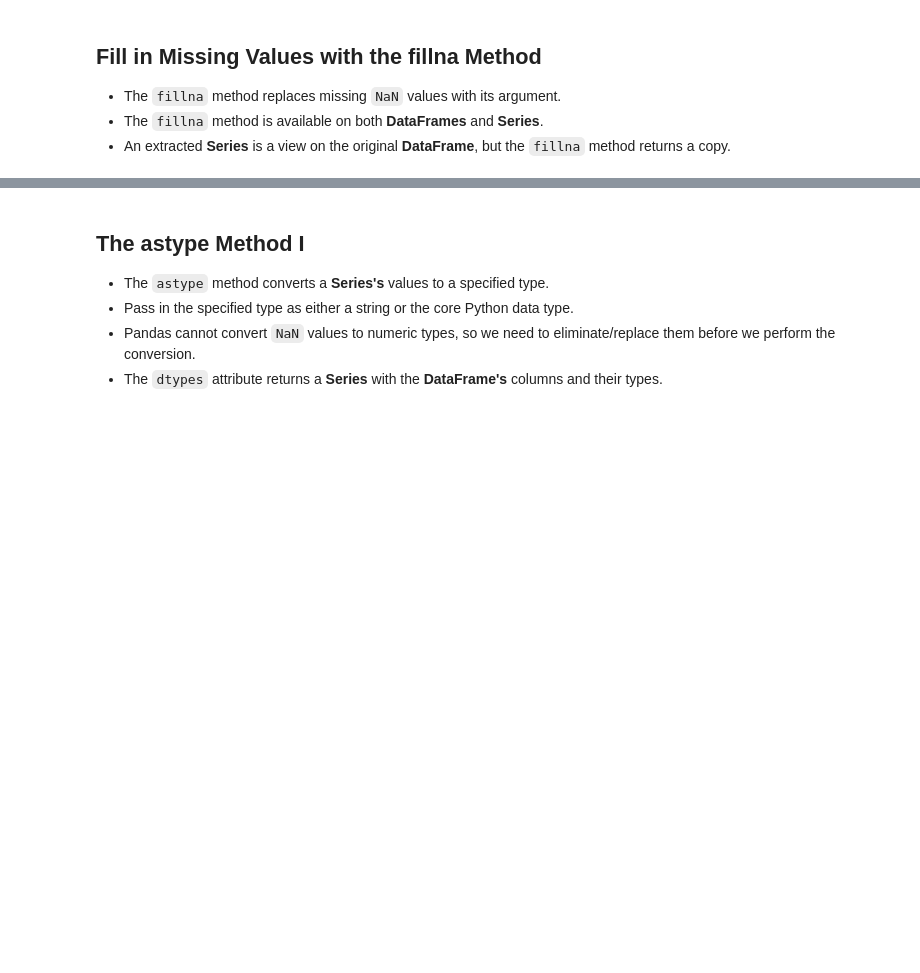
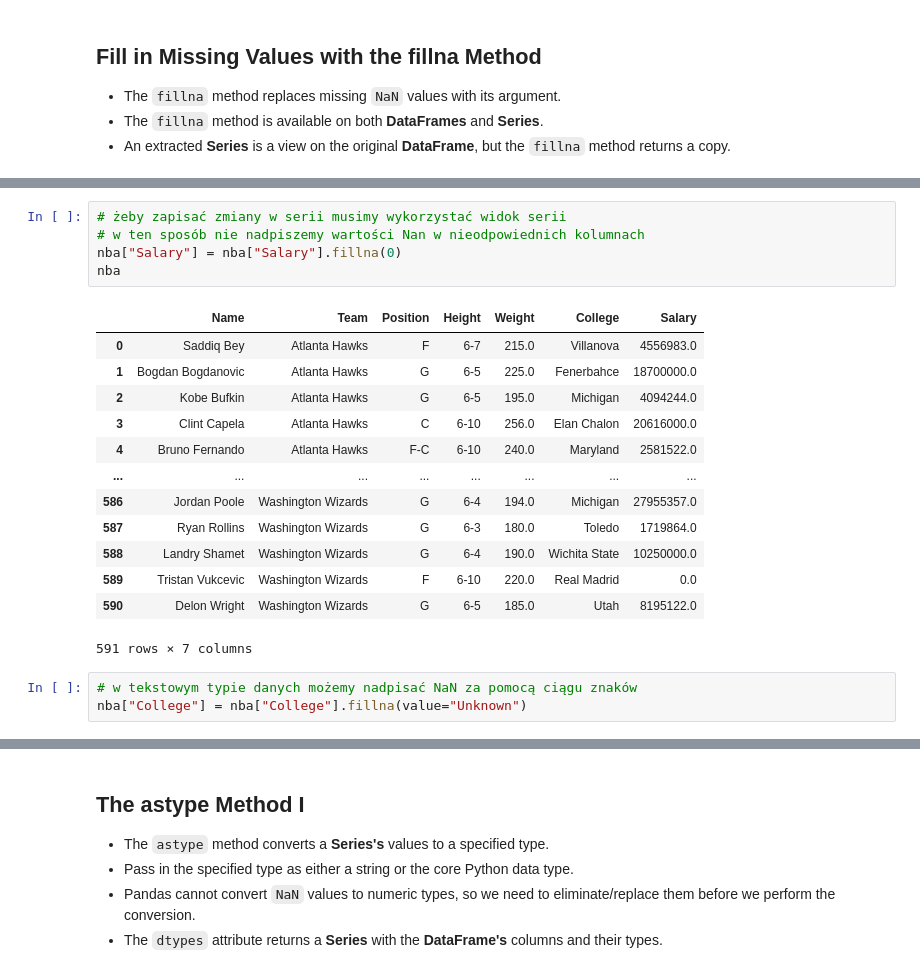
Before and after one commit to kon-mat/DataAnalysis, a Jupyter notebook: Python/Udemy/DataAnalysisWithPandasAndPython/Complete/04 - DataFrames I - Introduction.ipynb, the cells around one changed output, grey strips where cells are left out. Cells and saved outputs as stored; diff of their text form; blank space fills up the shorter version.

```diff
--- a/Python/Udemy/DataAnalysisWithPandasAndPython/Complete/04 - DataFrames I - Introduction.ipynb
+++ b/Python/Udemy/DataAnalysisWithPandasAndPython/Complete/04 - DataFrames I - Introduction.ipynb
@@ -737,0 +789,22 @@ nba.dropna(subset=["College", "Salary"])
+# %%
+# żeby zapisać zmiany w serii musimy wykorzystać widok serii
+# w ten sposób nie nadpiszemy wartości Nan w nieodpowiednich kolumnach
+nba["Salary"] = nba["Salary"].fillna(0)
+nba
+# %% [output]
+|  | Name | Team | Position | Height | Weight | College | Salary |
+| 0 | Saddiq Bey | Atlanta Hawks | F | 6-7 | 215.0 | Villanova | 4556983.0 |
+| 1 | Bogdan Bogdanovic | Atlanta Hawks | G | 6-5 | 225.0 | Fenerbahce | 18700000.0 |
+| 2 | Kobe Bufkin | Atlanta Hawks | G | 6-5 | 195.0 | Michigan | 4094244.0 |
+| 3 | Clint Capela | Atlanta Hawks | C | 6-10 | 256.0 | Elan Chalon | 20616000.0 |
+| 4 | Bruno Fernando | Atlanta Hawks | F-C | 6-10 | 240.0 | Maryland | 2581522.0 |
+| ... | ... | ... | ... | ... | ... | ... | ... |
+| 586 | Jordan Poole | Washington Wizards | G | 6-4 | 194.0 | Michigan | 27955357.0 |
+| 587 | Ryan Rollins | Washington Wizards | G | 6-3 | 180.0 | Toledo | 1719864.0 |
+| 588 | Landry Shamet | Washington Wizards | G | 6-4 | 190.0 | Wichita State | 10250000.0 |
+| 589 | Tristan Vukcevic | Washington Wizards | F | 6-10 | 220.0 | Real Madrid | 0.0 |
+| 590 | Delon Wright | Washington Wizards | G | 6-5 | 185.0 | Utah | 8195122.0 |
+591 rows × 7 columns
+# %%
+# w tekstowym typie danych możemy nadpisać NaN za pomocą ciągu znaków
+nba["College"] = nba["College"].fillna(value="Unknown")
```
Also changed, not shown: parts of 4 cells of this notebook.
